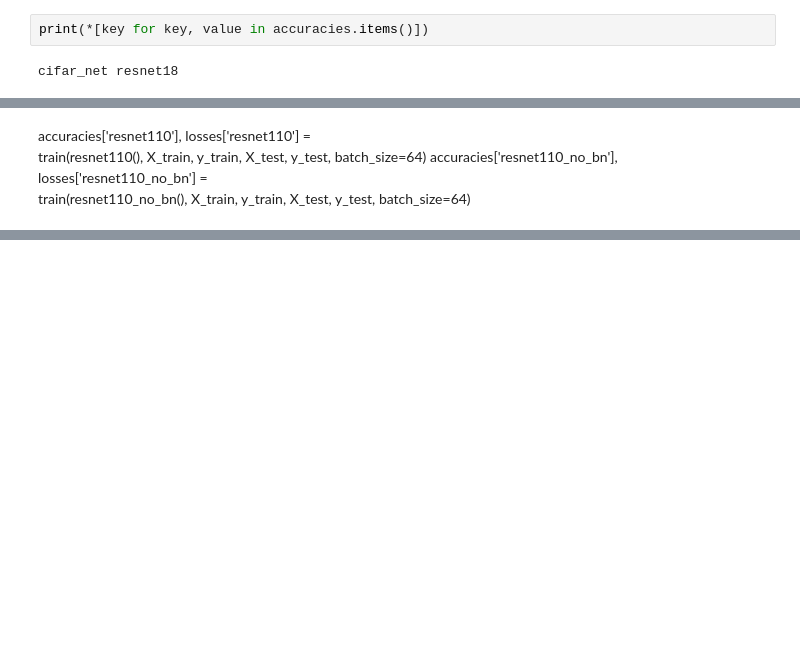
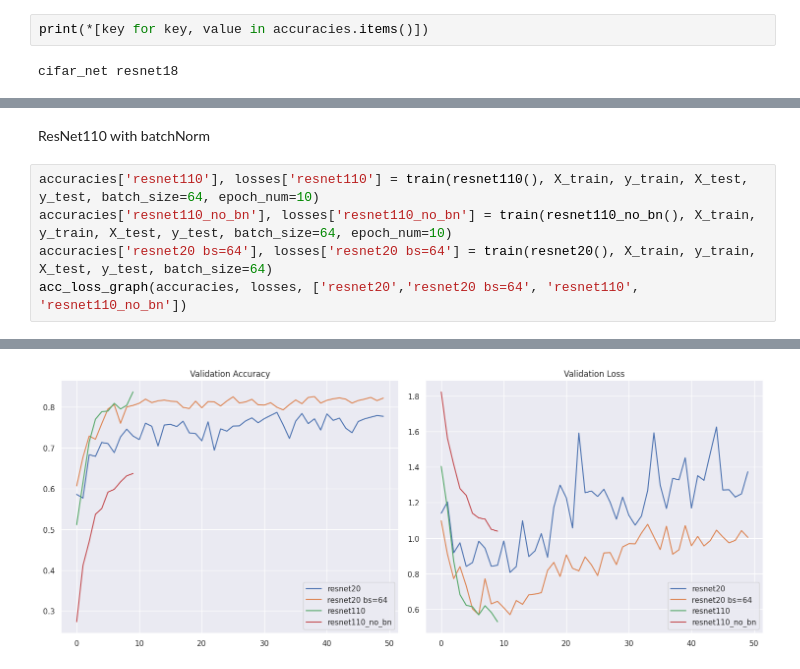
Before and after one commit to Dynokostya/nn-pytorch-labs, a Jupyter notebook: lab12.ipynb, the cells around one changed output, grey strips where cells are left out. Saved outputs shown, nothing was run; the diff lists cells and outputs as text; blank space fills up the shorter version.

```diff
--- a/lab12.ipynb
+++ b/lab12.ipynb
@@ -331,6 +331,8 @@ Train Epoch: 50 Time: 00:01:09 Accuracy: 0.7702999711036682,
-# %% [markdown]
-accuracies['resnet110'], losses['resnet110'] = \
-train(resnet110(), X_train, y_train, X_test, y_test, batch_size=64)
-accuracies['resnet110_no_bn'], losses['resnet110_no_bn'] = \
-train(resnet110_no_bn(), X_train, y_train, X_test, y_test,
-batch_size=64)
+# %% [markdown]
+ResNet110 with batchNorm
+# %%
+accuracies['resnet110'], losses['resnet110'] = train(resnet110(), X_train, y_train, X_test, y_test, batch_size=64, epoch_num=10)
+accuracies['resnet110_no_bn'], losses['resnet110_no_bn'] = train(resnet110_no_bn(), X_train, y_train, X_test, y_test, batch_size=64, epoch_num=10)
+accuracies['resnet20 bs=64'], losses['resnet20 bs=64'] = train(resnet20(), X_train, y_train, X_test, y_test, batch_size=64)
+acc_loss_graph(accuracies, losses, ['resnet20','resnet20 bs=64', 'resnet110', 'resnet110_no_bn'])
+# %% [output]
@@ -336,0 +346 @@ batch_size=64)
+[figure, added]
```
Also changed, not shown: parts of 25 cells of this notebook.
